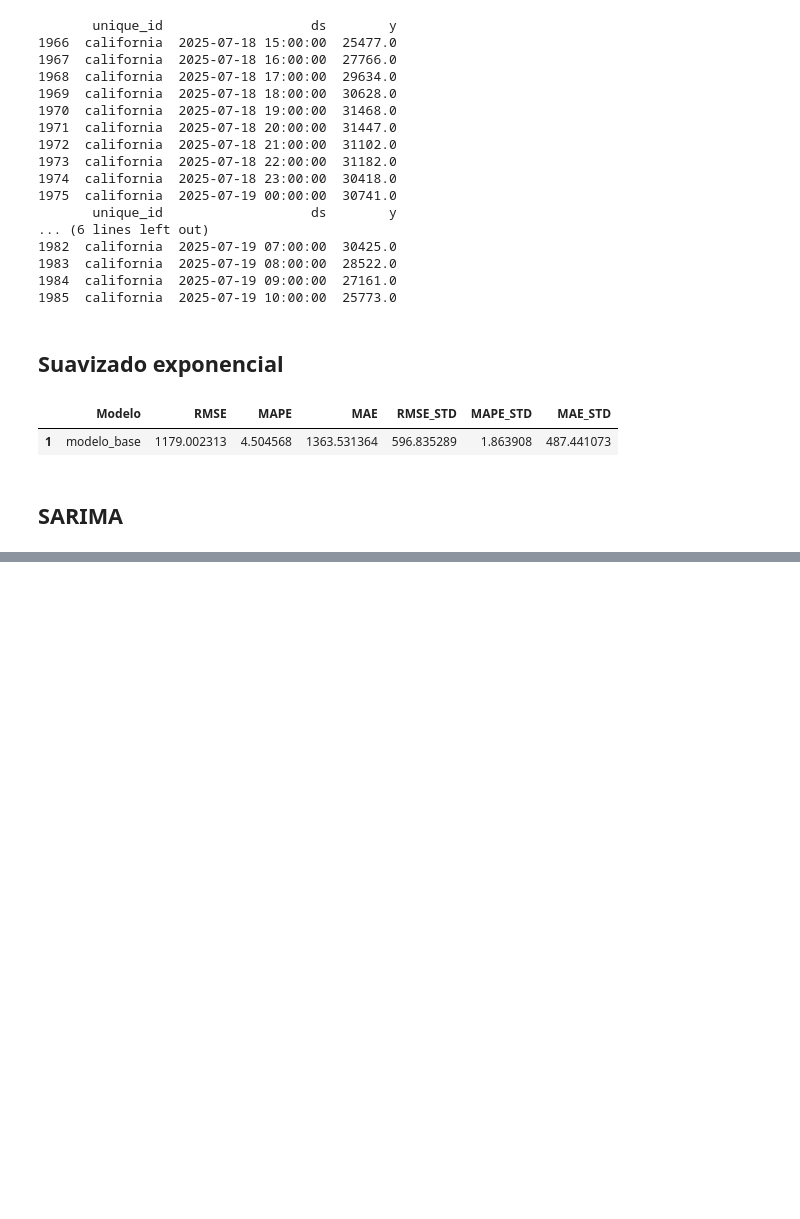
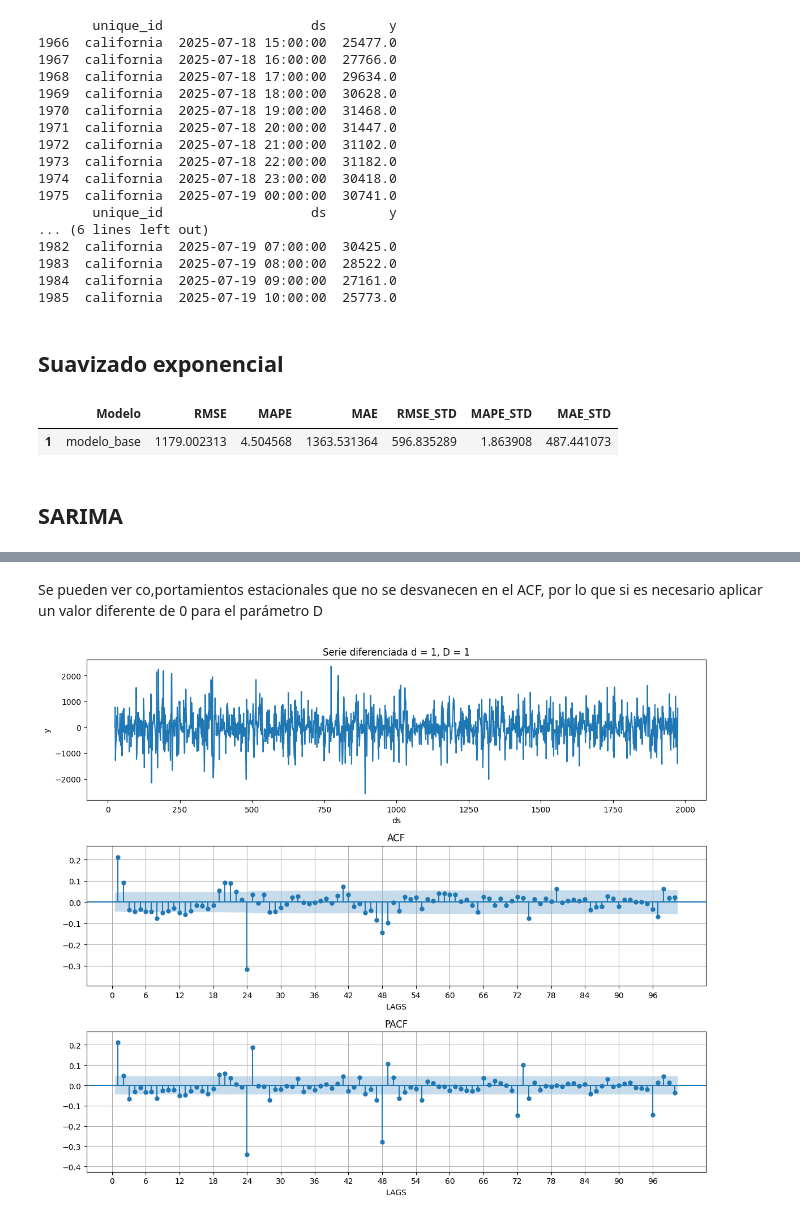
Before and after one commit to JairRamosG/Series_de_Tiempo, a Jupyter notebook: 07_SARIMA/SARIMApdqPDQ.ipynb, the cells around one changed output, grey strips where cells are left out. Drawn from its saved outputs; the diff is of its cells as text; code cells hidden in the pictures; blank space fills up the shorter version.

```diff
--- a/07_SARIMA/SARIMApdqPDQ.ipynb
+++ b/07_SARIMA/SARIMApdqPDQ.ipynb
@@ -216,0 +292,38 @@ Una vez identificados los parámetros de SARIMA, se debe hacer una validación y
+# %% [markdown]
+Se pueden ver co,portamientos estacionales que no se desvanecen en el ACF, por lo que si es necesario aplicar un valor diferente de 0 para el parámetro D
+# %%
+df_diff1 = df_train['y'].diff().dropna()
+df_diff1 = df_diff1.diff(24).dropna()
+
+fig, ax = plt.subplots(3, 1, figsize = (12, 10))
+
+sns.lineplot(df_diff1, ax = ax[0])
+ax[0].set_title('Serie diferenciada d = 1, D = 1')
+ax[0].set_xlabel('ds')
+ax[0].set_ylabel('y')
+
+LAGS = 100
+plot_acf(df_diff1,
+        alpha=0.05,
+        lags = LAGS,
+        zero=False,
+        auto_ylims=True,
+        ax = ax[1])
+ax[1].set_title('ACF')
+ax[1].set_xlabel('LAGS')
+ax[1].set_xticks(range(0, LAGS+1, 6))
+ax[1].grid(True)
+
+plot_pacf(df_diff1,
+        lags = LAGS,
+        zero = False,
+        auto_ylims = True,
+        ax = ax[2])
+ax[2].set_title('PACF')
+ax[2].set_xlabel('LAGS')
+ax[2].set_xticks(range(0, LAGS+1, 6))
+ax[2].grid(True)
+
+plt.tight_layout()
+# %% [output]
+[figure, added]
```
Also changed, not shown: parts of 12 cells of this notebook.
